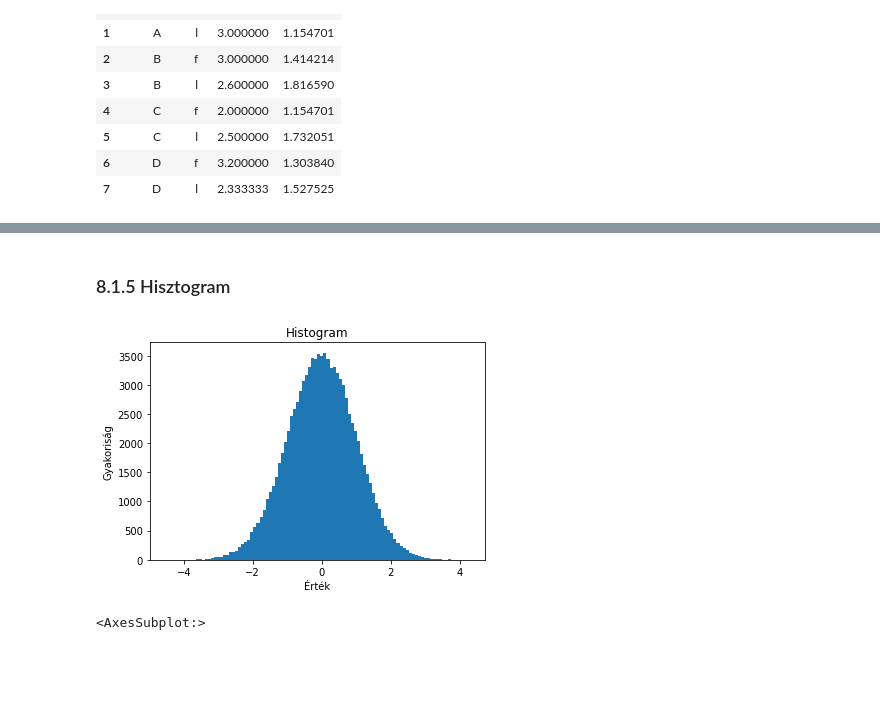
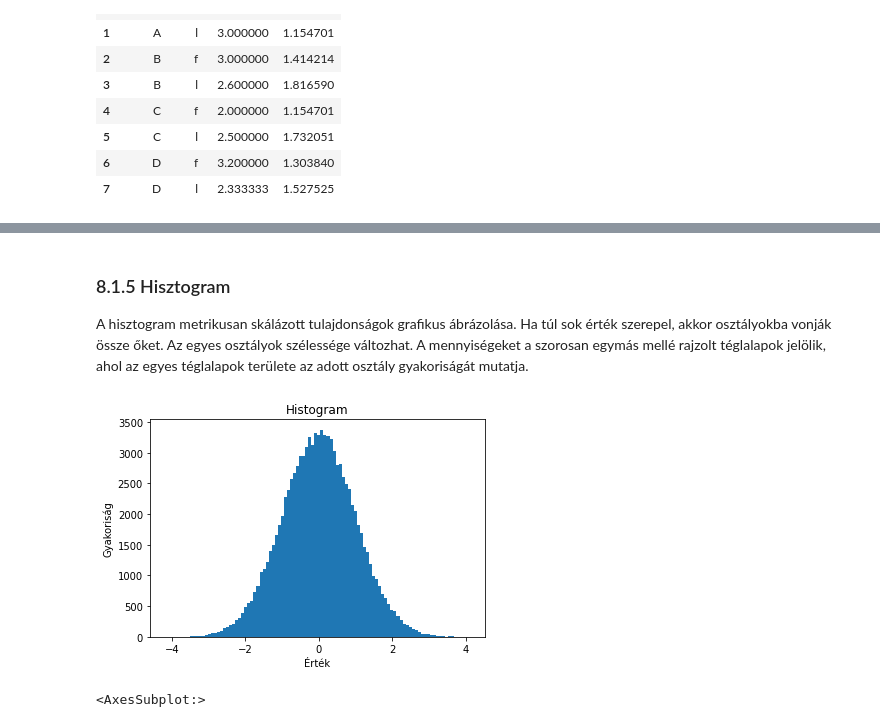
Before and after one commit to Zol-S/other, a Jupyter notebook: BCE/Python/8_adatvizualizacio.ipynb, the cells around one changed output, grey strips where cells are left out. Drawn from its saved outputs; the diff is of its cells as text; code cells hidden in the pictures; blank space fills up the shorter version.

Commit message:
Updated data visualization

```diff
--- a/BCE/Python/8_adatvizualizacio.ipynb
+++ b/BCE/Python/8_adatvizualizacio.ipynb
@@ -203,12 +223,17 @@ plt.show()
 # %% [markdown]
 ### 8.1.5 Hisztogram
+A hisztogram metrikusan skálázott tulajdonságok grafikus ábrázolása. Ha túl sok érték szerepel, akkor osztályokba vonják össze őket. Az egyes osztályok szélessége változhat. A mennyiségeket a szorosan egymás mellé rajzolt téglalapok jelölik, ahol az egyes téglalapok területe az adott osztály gyakoriságát mutatja.
 # %%
-x = np.random.randn(100000)
+# 100e db random szám generálása (a Python megengedi, hogy a számokban tetszőleges helyekre _ karaktereket beszúrjunk,
+# a nagy számok kiolvasását megkönnyítendő
+x = np.random.randn(100_000)
 plt.title("Histogram")
 plt.xlabel("Érték")
 plt.ylabel("Gyakoriság")
+# hisztogram rajzolása, plt.hist(x_values, bins)
+# bins = az értékeket hány egyforma vödörbe szeretnénk beletenni
 plt.hist(x, 100)
 plt.show()
 # %% [output]
-[figure, old version]
+[figure, new version]
 # %%
```
Also changed, not shown: parts of 40 cells of this notebook, 3 other files.
